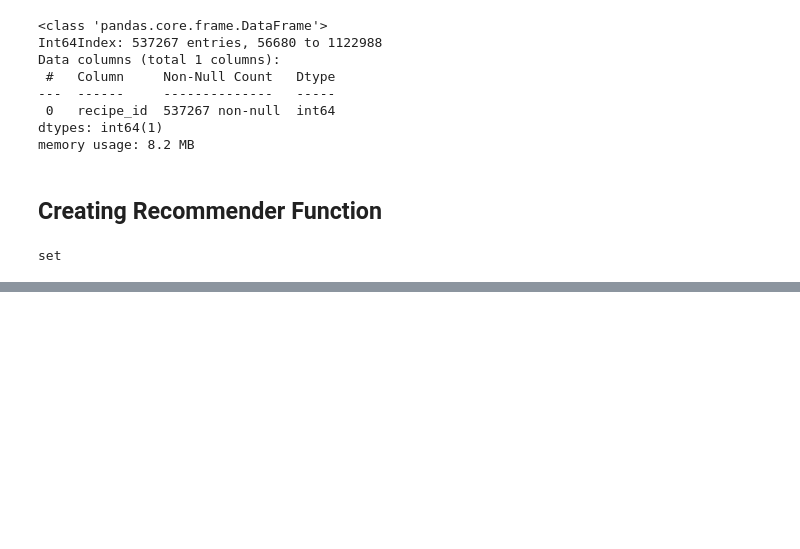
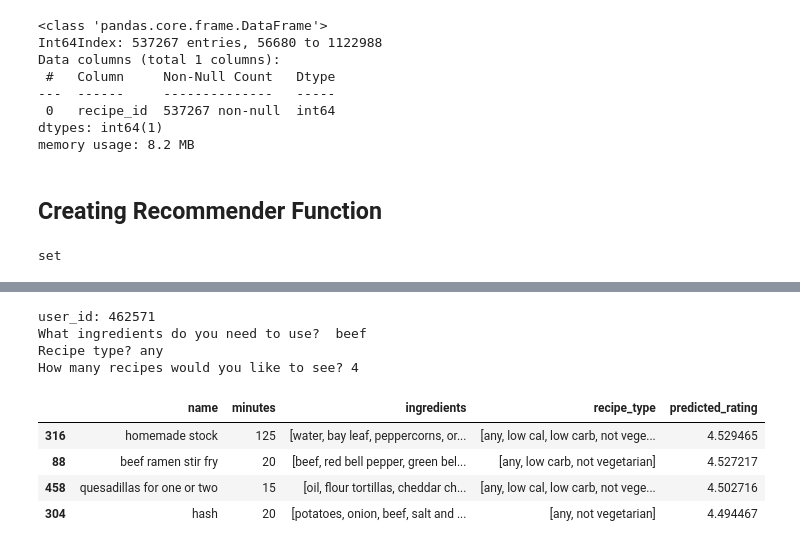
Before and after one commit to mboland23/Recipe-Recommender, a Jupyter notebook: recommendation_function_workbook.ipynb, the cells around one changed output, grey strips where cells are left out. Drawn from its saved outputs; the diff is of its cells as text; code cells hidden in the pictures; blank space fills up the shorter version.

```diff
--- a/recommendation_function_workbook.ipynb
+++ b/recommendation_function_workbook.ipynb
@@ -171,0 +200,12 @@ How many recipes would you like to see? 20
+# %%
+recommended_recipes()
+# %% [output]
+user_id: 462571
+What ingredients do you need to use?  beef
+Recipe type? any
+How many recipes would you like to see? 4
+|  | name | minutes | ingredients | recipe_type | predicted_rating |
+| 316 | homemade stock | 125 | [water, bay leaf, peppercorns, or... | [any, low cal, low carb, not vege... | 4.529465 |
+| 88 | beef ramen stir fry | 20 | [beef, red bell pepper, green bel... | [any, low carb, not vegetarian] | 4.527217 |
+| 458 | quesadillas for one or two | 15 | [oil, flour tortillas, cheddar ch... | [any, low cal, low carb, not vege... | 4.502716 |
+| 304 | hash | 20 | [potatoes, onion, beef, salt and ... | [any, not vegetarian] | 4.494467 |
```
Also changed, not shown: parts of 10 cells of this notebook.
